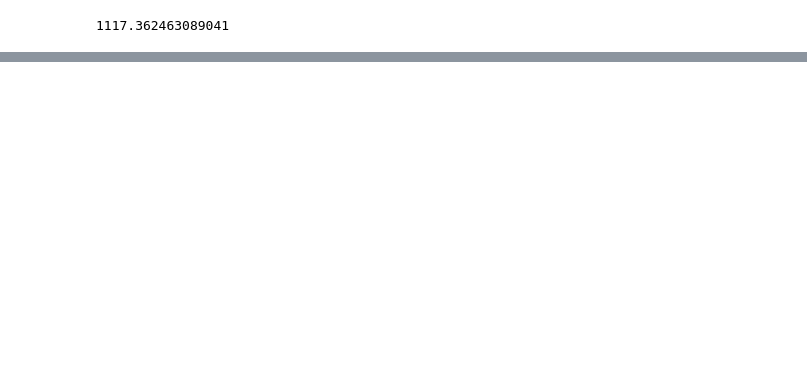
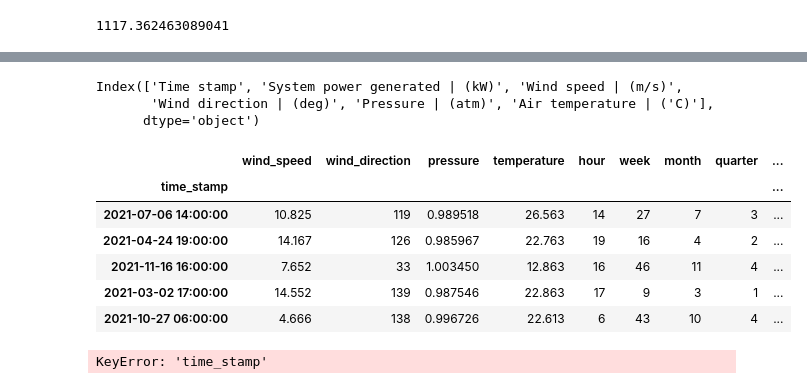
Before and after one commit to olugbengaoloyade/Renewable-Energy-Forecast-, a Jupyter notebook: Notebook/renewable_energy.ipynb, the cells around one changed output, grey strips where cells are left out. Drawn from its saved outputs; the diff is of its cells as text; code cells hidden in the pictures; blank space fills up the shorter version.

```diff
--- a/Notebook/renewable_energy.ipynb
+++ b/Notebook/renewable_energy.ipynb
@@ -745,0 +916,6 @@ y_test.mean()
+# %%
+data = pd.read_csv('/Users/olugbengaoloyade/Documents/Renewable-Energy-Forecast-/TexasTurbine.csv')
+
+features = data.sample(5)
+
+features
@@ -745,0 +929,23 @@ y_test.mean()
+# %%
+features.columns
+# %% [output]
+Index(['Time stamp', 'System power generated | (kW)', 'Wind speed | (m/s)',
+       'Wind direction | (deg)', 'Pressure | (atm)', 'Air temperature | ('C)'],
+      dtype='object')
+# %%
+features.columns = ['time_stamp', 'power_generated', 'wind_speed',
+       'wind_direction', 'pressure', 'temperature']
+
+target = features['power_generated']
+
+features.drop('power_generated', axis=1, inplace=True)
+# %%
+features
+# %% [output]
+|  | wind_speed | wind_direction | pressure | temperature | hour | week | month | quarter | ... |
+| time_stamp |  |  |  |  |  |  |  |  | ... |
+| 2021-07-06 14:00:00 | 10.825 | 119 | 0.989518 | 26.563 | 14 | 27 | 7 | 3 | ... |
+| 2021-04-24 19:00:00 | 14.167 | 126 | 0.985967 | 22.763 | 19 | 16 | 4 | 2 | ... |
+| 2021-11-16 16:00:00 | 7.652 | 33 | 1.003450 | 12.863 | 16 | 46 | 11 | 4 | ... |
+| 2021-03-02 17:00:00 | 14.552 | 139 | 0.987546 | 22.863 | 17 | 9 | 3 | 1 | ... |
+| 2021-10-27 06:00:00 | 4.666 | 138 | 0.996726 | 22.613 | 6 | 43 | 10 | 4 | ... |
@@ -745,0 +974,4 @@ y_test.mean()
+# %%
+fix_time_stamp(features)
+# %% [output]
+KeyError: 'time_stamp'
```
Also changed, not shown: parts of 37 cells of this notebook.
